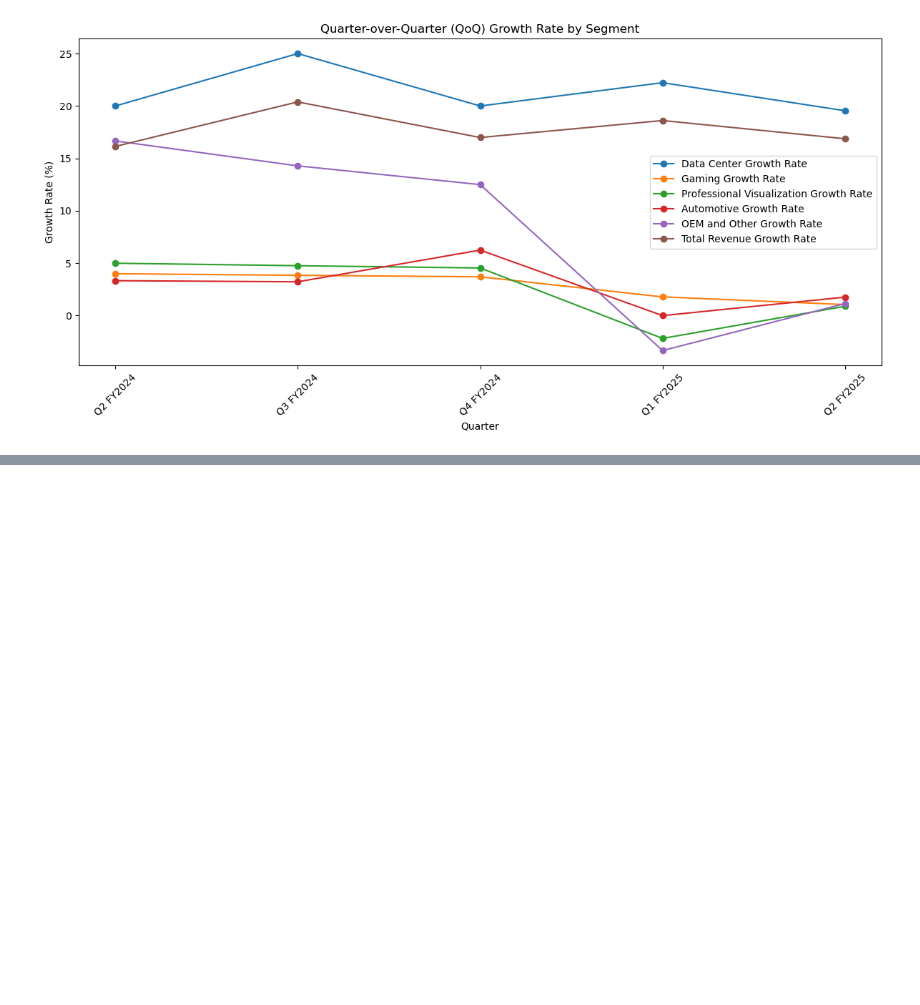
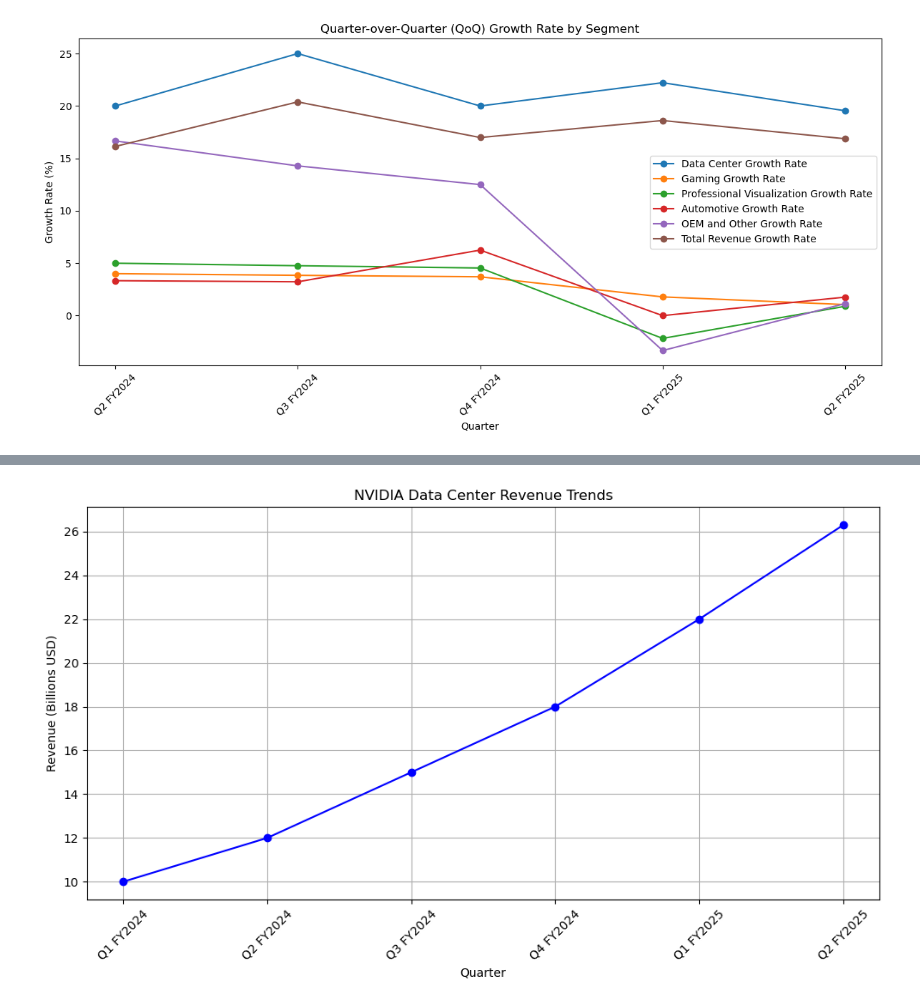
Before and after one commit to heythatwho/Data-Projects, a Jupyter notebook: Nvidia business Analysis.ipynb, the cells around one changed output, grey strips where cells are left out. Drawn from its saved outputs; the diff is of its cells as text; code cells hidden in the pictures; blank space fills up the shorter version.

```diff
--- a/Nvidia business Analysis.ipynb
+++ b/Nvidia business Analysis.ipynb
@@ -201,0 +274,56 @@ plt.show()
+# %%
+import matplotlib.pyplot as plt
+import pandas as pd
+import numpy as np
+
+# Hypothetical quarterly revenue data for Data Center segment
+quarters = ['Q1 FY2024', 'Q2 FY2024', 'Q3 FY2024', 'Q4 FY2024', 'Q1 FY2025', 'Q2 FY2025']
+revenue_data = [10, 12, 15, 18, 22, 26.3]  # Revenue in billions
+profit_data = [7, 8, 10, 11.5, 14, 17]  # Operating profit in billions
+growth_rate = [20, 15, 25, 20, 25, 30]  # Hypothetical growth rates in %
+competitors = ['NVIDIA', 'AMD', 'Intel']
+market_share = [80, 15, 5]  # Hypothetical market share in %
+future_growth_projection = [30, 35, 40, 45, 50]  # Future growth projections for the next 5 years
+
+# DataFrame for revenue trends
+df_revenue = pd.DataFrame({
+    'Quarter': quarters,
+    'Revenue': revenue_data
+})
+
+# DataFrame for profitability
+df_profit = pd.DataFrame({
+    'Quarter': quarters,
+    'Operating Profit': profit_data
+})
+
+# DataFrame for growth rate
+df_growth = pd.DataFrame({
+    'Quarter': quarters,
+    'Growth Rate (%)': growth_rate
+})
+
+# DataFrame for market share
+df_market_share = pd.DataFrame({
+    'Competitors': competitors,
+    'Market Share (%)': market_share
+})
+
+# DataFrame for future growth projection
+df_future_growth = pd.DataFrame({
+    'Year': ['FY2025', 'FY2026', 'FY2027', 'FY2028', 'FY2029'],
+    'Projected Growth Rate (%)': future_growth_projection
+})
+
+# 1. Revenue Trends Visualization
+plt.figure(figsize=(10, 6))
+plt.plot(df_revenue['Quarter'], df_revenue['Revenue'], marker='o', color='blue')
+plt.title('NVIDIA Data Center Revenue Trends')
+plt.xlabel('Quarter')
+plt.ylabel('Revenue (Billions USD)')
+plt.xticks(rotation=45)
+plt.grid()
+plt.tight_layout()
+plt.show()
+# %% [output]
+[figure, added]
```
Also changed, not shown: parts of 8 cells of this notebook.
